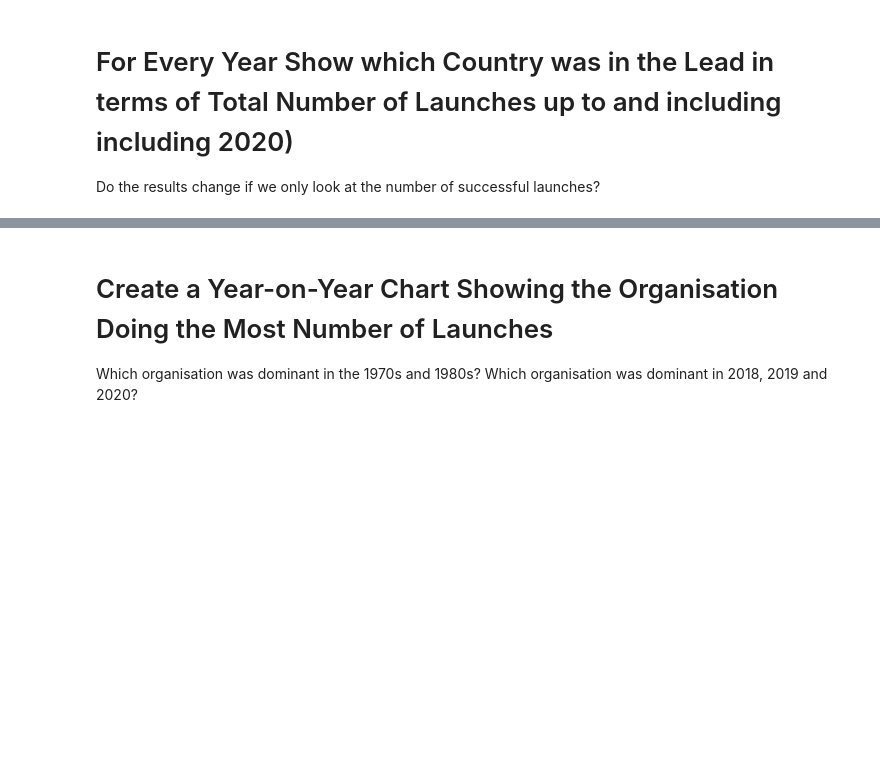
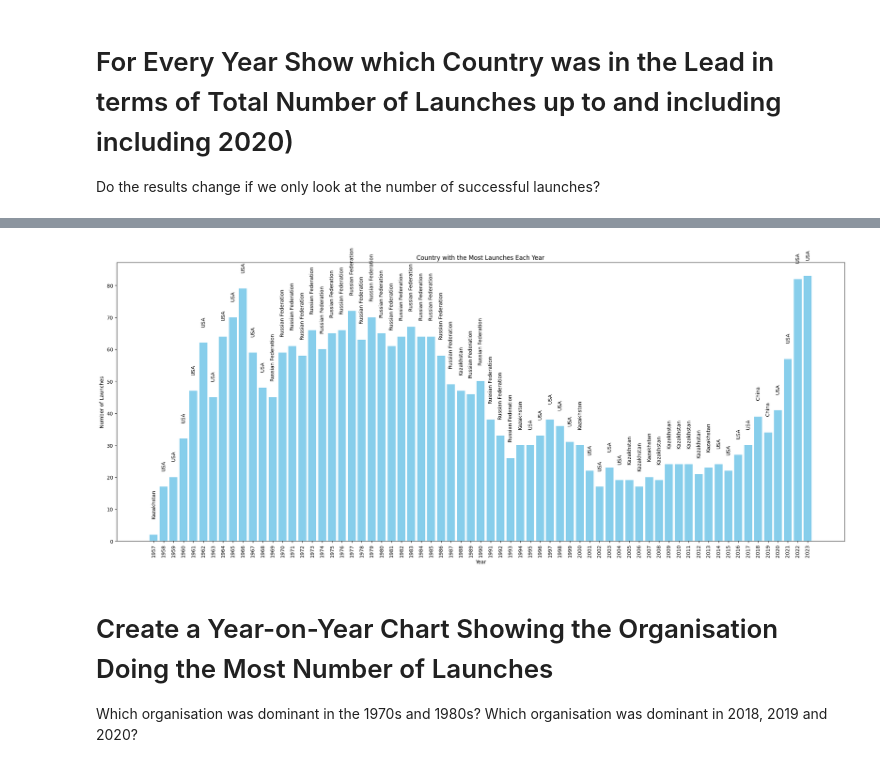
Before and after one commit to johnpapwinter/space-race-data-analysis, a Jupyter notebook: Space_Missions_Analysis.ipynb, the cells around one changed output, grey strips where cells are left out. Drawn from its saved outputs; the diff is of its cells as text; code cells hidden in the pictures; blank space fills up the shorter version.

Commit message:
country, organization year-on-year launches

```diff
--- a/Space_Missions_Analysis.ipynb
+++ b/Space_Missions_Analysis.ipynb
@@ -884,3 +894,48 @@ Do the results change if we only look at the number of successful launches?
+# %%
+df_countries = df
+df_countries['location'] = df['location'].str.split(',').str[-1].str.strip()
+# %%
+def clean_country_names(country_name: str):
+    if country_name == 'Russia':
+        return 'Russian Federation'
+    if country_name == 'Yellow Sea':
+        return 'China'
+    if country_name == 'Pacific Missile Range Facility':
+        return 'USA'
+    if country_name == 'Barents Sea':
+        return 'Russian Federation'
+    if country_name == 'Gran Canaria':
+        return 'USA'
+    if country_name == 'United Kingdom':
+        return 'United Kingdom of Great Britain and Northern Ireland'
+    if country_name == 'North Korea':
+        return "Korea, Democratic People's Republic of"
+    if country_name == 'South Korea':
+        return "Korea, Republic of"
+    if country_name == 'Iran':
+        return "Iran, Islamic Republic of"
+    else:
+        return country_name
+# %%
+df_countries['location'] = df_countries['location'].apply(clean_country_names)
+# %%
+countries_launch_counts = df_countries.groupby(['year', 'location']).size().reset_index(name='launch_count')
+country_idx = countries_launch_counts.groupby('year')['launch_count'].idxmax()
+df_country_most_launches = countries_launch_counts.loc[country_idx]
+# %%
+plt.figure(figsize=(26, 10))
+bars = plt.bar(df_country_most_launches['year'], df_country_most_launches['launch_count'], color='skyblue')
+plt.xlabel('Year')
+plt.ylabel('Number of Launches')
+plt.title('Country with the Most Launches Each Year')
+plt.xticks(df_country_most_launches['year'], rotation=90)
+
+for bar, label in zip(bars, df_country_most_launches['location']):
+    plt.text(bar.get_x() + bar.get_width() / 2, bar.get_height() + 5, label, ha='center', va='bottom', rotation=90)
+
+plt.show()
+# %% [output]
+[figure, added]
 # %% [markdown]
 # Create a Year-on-Year Chart Showing the Organisation Doing the Most Number of Launches
 
```
Also changed, not shown: parts of 3 cells of this notebook.
